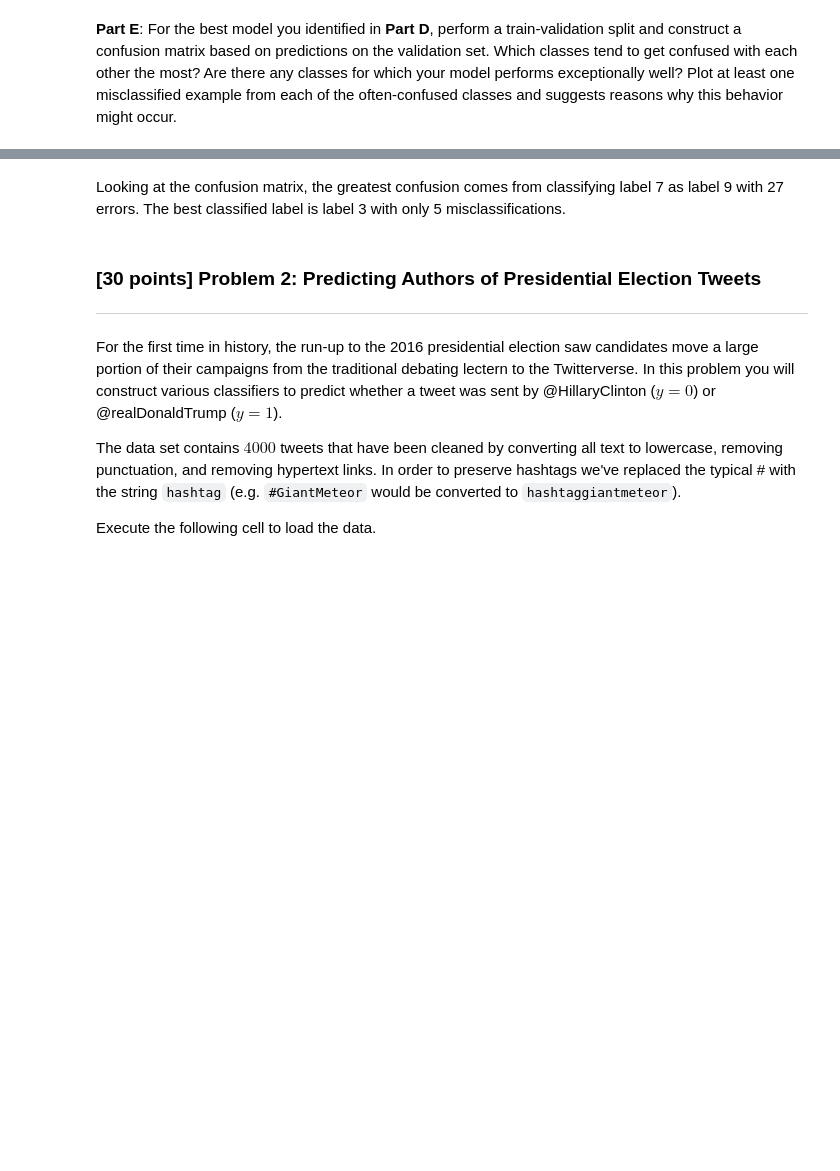
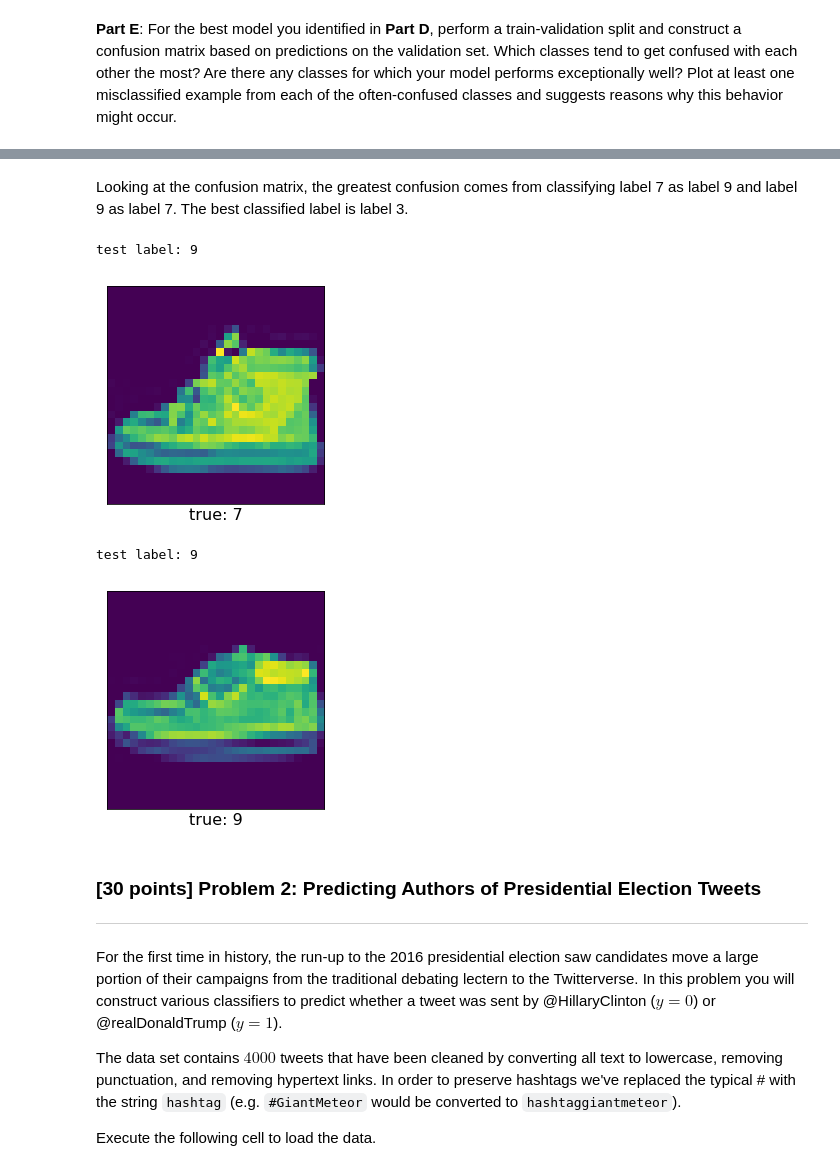
Before and after one commit to lula4266/CSCI-4622-Machine-Learning, a Jupyter notebook: practicum/practicum.ipynb, the cells around one changed output, grey strips where cells are left out. Saved outputs shown, nothing was run; the diff lists cells and outputs as text; code cells hidden in the pictures; blank space fills up the shorter version.

```diff
--- a/practicum/practicum.ipynb
+++ b/practicum/practicum.ipynb
@@ -181,19 +181,34 @@ print(mat)
 # %% [markdown]
-Looking at the confusion matrix, the greatest confusion comes from classifying label 7 as label 9 with 27 errors. The best classified label is label 3 with only 5 misclassifications.
+Looking at the confusion matrix, the greatest confusion comes from classifying label 7 as label 9 and label 9 as label 7. The best classified label is label 3.
 # %%
 def view_img(x, label=None):
-    fig = plt.figure(figsize=(3,3))
-    plt.imshow(x.reshape(28,28), cmap='gray');
-    plt.xticks([]); plt.yticks([]);
+    fig = plt.figure()
+    plt.imshow(x.reshape(28,28))
+    plt.xticks([])
+    plt.yticks([])
     if label: plt.xlabel("true: {}".format(label), fontsize=16)
+    plt.show()
 # %%
 for i,j in enumerate(y_test):
     if j == 7:
         if y_hat[i] == 9:
             ind = i
             break
+print("test label: {}".format(9))
+view_img(X_test[ind],label = y_test[ind])
 
-view_img(X_train[ind],y_train[ind])
+for i,j in enumerate(y_test):
+    if j == 9:
+        if y_hat[i] == 7:
+            ind = i
+            break
+print("test label: {}".format(7))
+view_img(X_test[ind],label = y_test[ind])
+# %% [output]
+test label: 9
+[figure, added]
+test label: 9
+[figure, added]
 # %% [markdown]
 ### [30 points] Problem 2: Predicting Authors of Presidential Election Tweets
 ***
```
Also changed, not shown: parts of 7 cells of this notebook.
